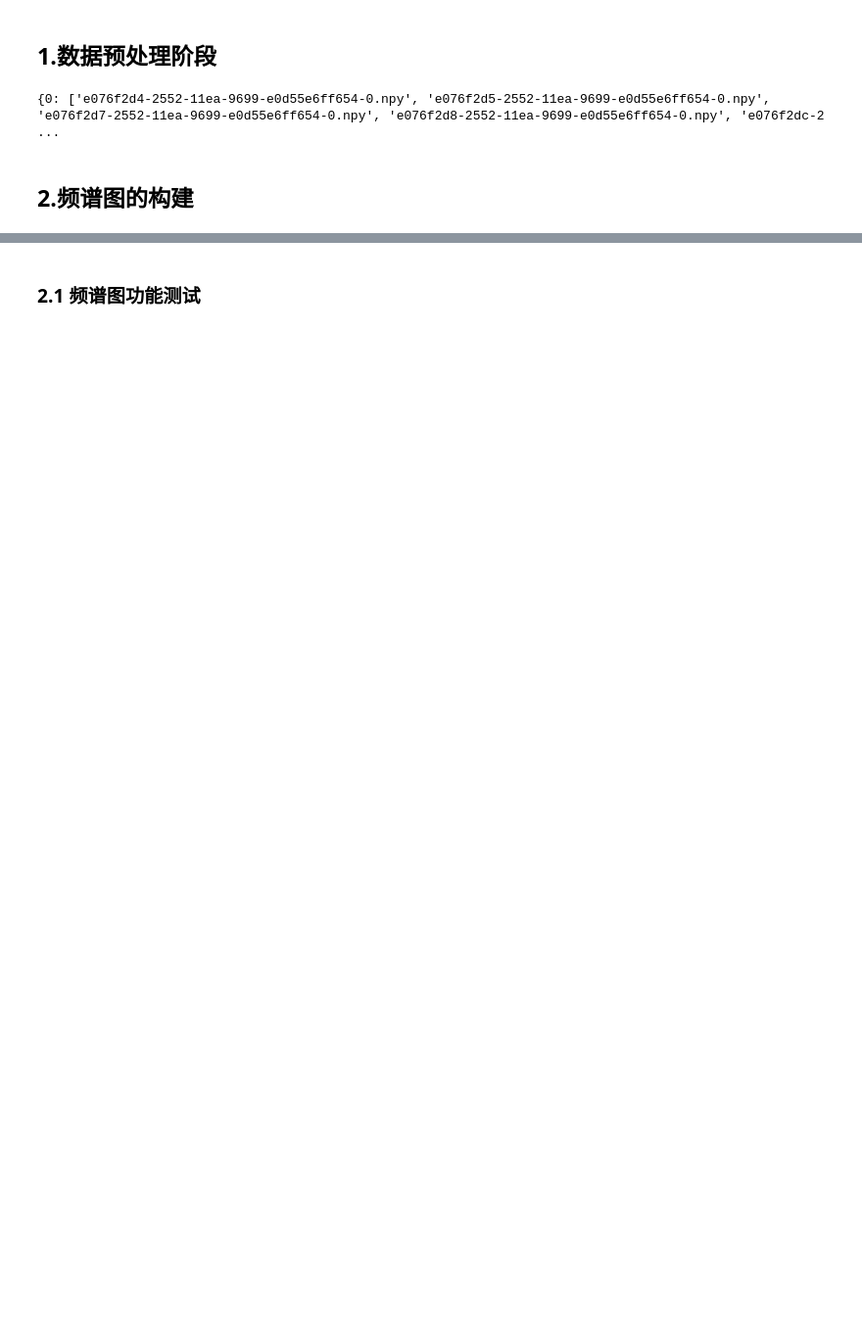
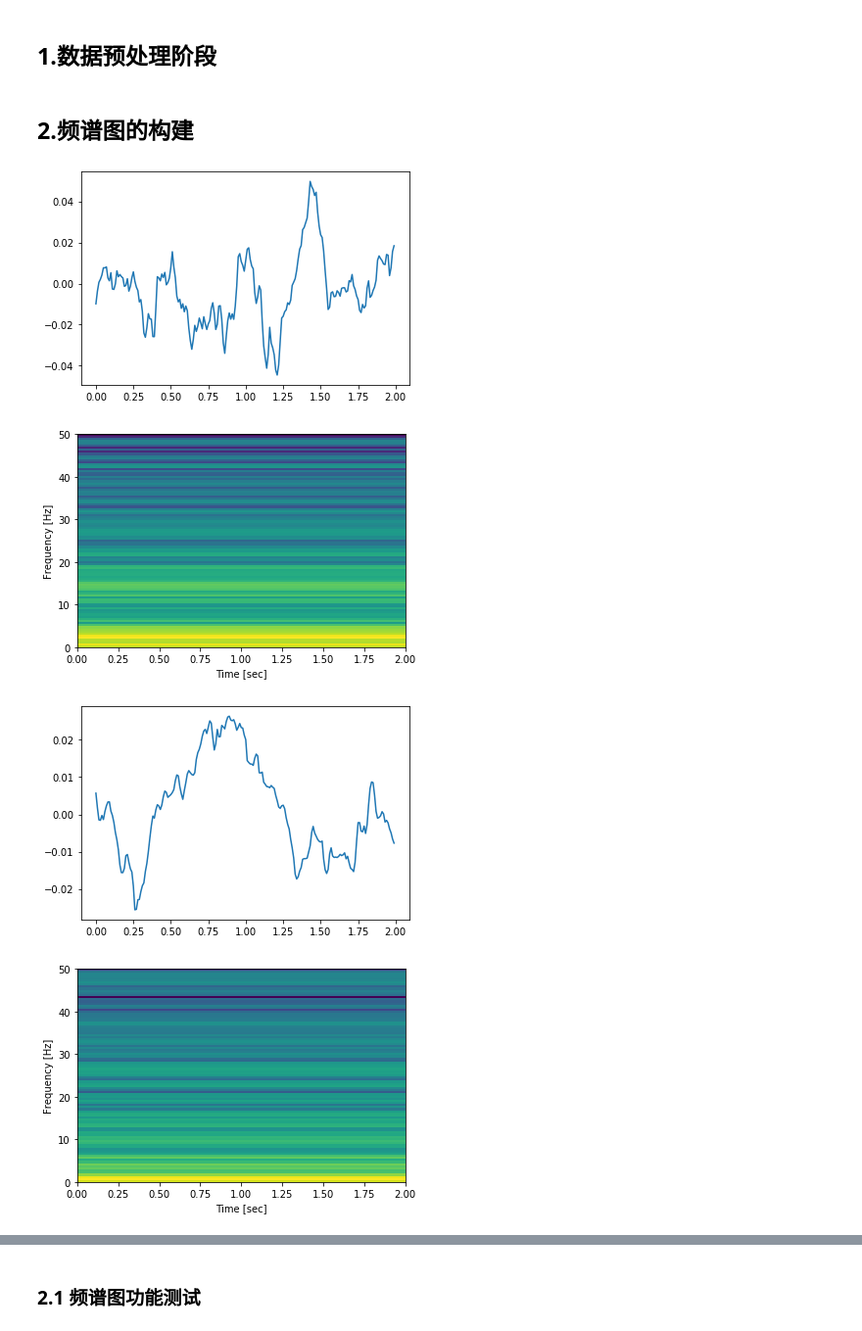
Before and after one commit to danzhewuju/SEEG, a Jupyter notebook: NoteBookJupyter/Spectrogram.ipynb, the cells around one changed output, grey strips where cells are left out. Shown at 98% size. Saved outputs shown, nothing was run; the diff lists cells and outputs as text; code cells hidden in the pictures; blank space fills up the shorter version.

Commit message:
add spectrogram method

```diff
--- a/NoteBookJupyter/Spectrogram.ipynb
+++ b/NoteBookJupyter/Spectrogram.ipynb
@@ -3,6 +3,7 @@
 # %%
 import numpy as np
 from tqdm import tqdm
+import matplotlib.pyplot as plt
 import pickle
 fi_id_nfi_dict_path = "./data/fi_nfi_id.pkl"
 feature_id_time_spatial_path = "./data/feature_id_time_spatial.pkl"
@@ -11,8 +12,39 @@ Best_label_cluster_path = "./processing/Best_label_cluster.pkl"
 
 fi_id_nfi_dict = np.load(fi_id_nfi_dict_path, allow_pickle=True)
 Best_label_cluster  = np.load(Best_label_cluster_path, allow_pickle=True)
-print(Best_label_cluster)
+feature_id_time_spatial = np.load(feature_id_time_spatial_path, allow_pickle=True)
+# print(Best_label_cluster)
+# print(feature_id_time_spatial)
+# print(fi_id_nfi_dict)
-# %% [output]
-{0: ['e076f2d4-2552-11ea-9699-e0d55e6ff654-0.npy', 'e076f2d5-2552-11ea-9699-e0d55e6ff654-0.npy', 'e076f2d7-2552-11ea-9699-e0d55e6ff654-0.npy', 'e076f2d8-2552-11ea-9699-e0d55e6ff654-0.npy', 'e076f2dc-2 ...
 # %% [markdown]
 ## 2.频谱图的构建
+# %%
+
+def spectrogram_draw(data):
+    duration_time = 2
+    x = np.arange(0, duration_time, 0.01)
+    plt.plot(x, data)
+    NFFT = 200
+    Fs = 100
+    plt.show()
+    Pxx, freqs, bins, im = plt.specgram(data, NFFT=NFFT, Fs=Fs, noverlap=0)
+    plt.xlabel("Time [sec]")
+    plt.ylabel("Frequency [Hz]")
+    plt.show()
+# %%
+for cluster_id, fi_ids in Best_label_cluster.items():
+    data_y = np.zeros(200)
+    for fi_id in fi_ids:
+        # print(fi_id)
+        # raw_data_path = fi_id_nfi_dict
+        raw_data_nfi = np.load(fi_id_nfi_dict[fi_id]['nfi_path'], allow_pickle=True)
+        channel_spot = feature_id_time_spatial[fi_id]["spatial"]
+        channel_data = raw_data_nfi[channel_spot]
+        data_y += channel_data
+    # print(data_y)
+    spectrogram_draw(data_y)
+# %% [output]
+[figure, added]
+[figure, added]
+[figure, added]
+[figure, added]
```
Also changed, not shown: parts of 6 cells of this notebook, 4 other files.
